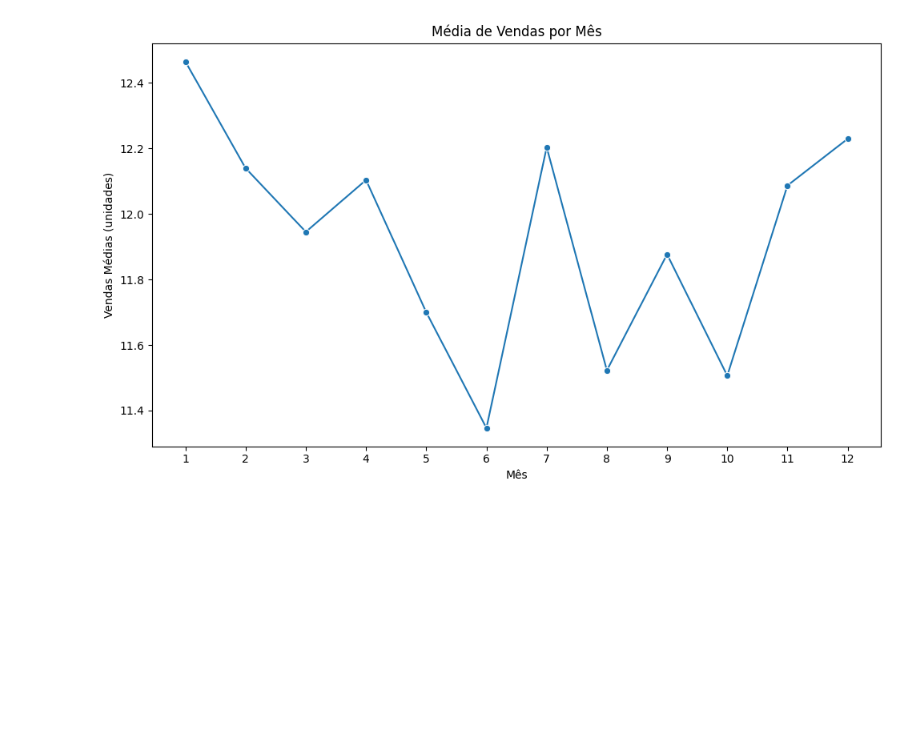
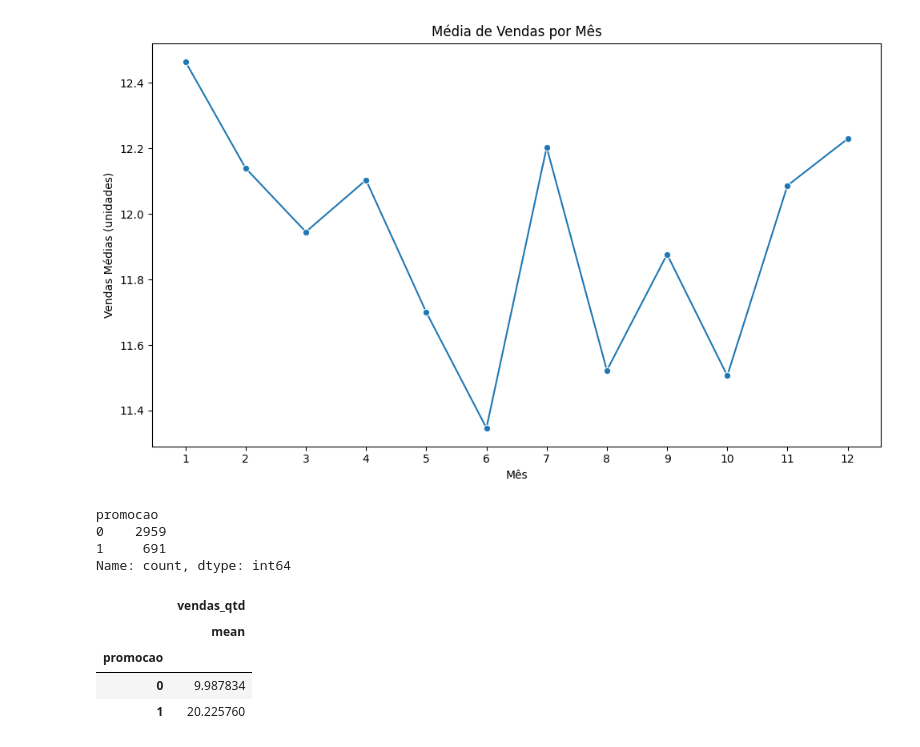
Before and after one commit to AndreiBataglia/projetos-em-ia-e-analise, a Jupyter notebook: notebooks/semana_01_analise_dados_estoque.ipynb, the cells around one changed output. Saved outputs shown, nothing was run; the diff lists cells and outputs as text; code cells hidden in the pictures; blank space fills up the shorter version.

```diff
--- a/notebooks/semana_01_analise_dados_estoque.ipynb
+++ b/notebooks/semana_01_analise_dados_estoque.ipynb
@@ -114,3 +114,20 @@ plt.tight_layout()
 plt.show()
 # %% [output]
 [figure]
+# %%
+df["promocao"].value_counts()
+# %% [output]
+promocao
+0    2959
+1     691
+Name: count, dtype: int64
+# %%
+#Calcular a média de horas_uso quando houve evento (evento == 1):
+
+df.groupby("promocao")[["vendas_qtd"]].agg(["mean"])
+# %% [output]
+|  | vendas_qtd |
+|  | mean |
+| promocao |  |
+| 0 | 9.987834 |
+| 1 | 20.225760 |
```
Also changed, not shown: parts of 2 cells of this notebook, 1 other file.
